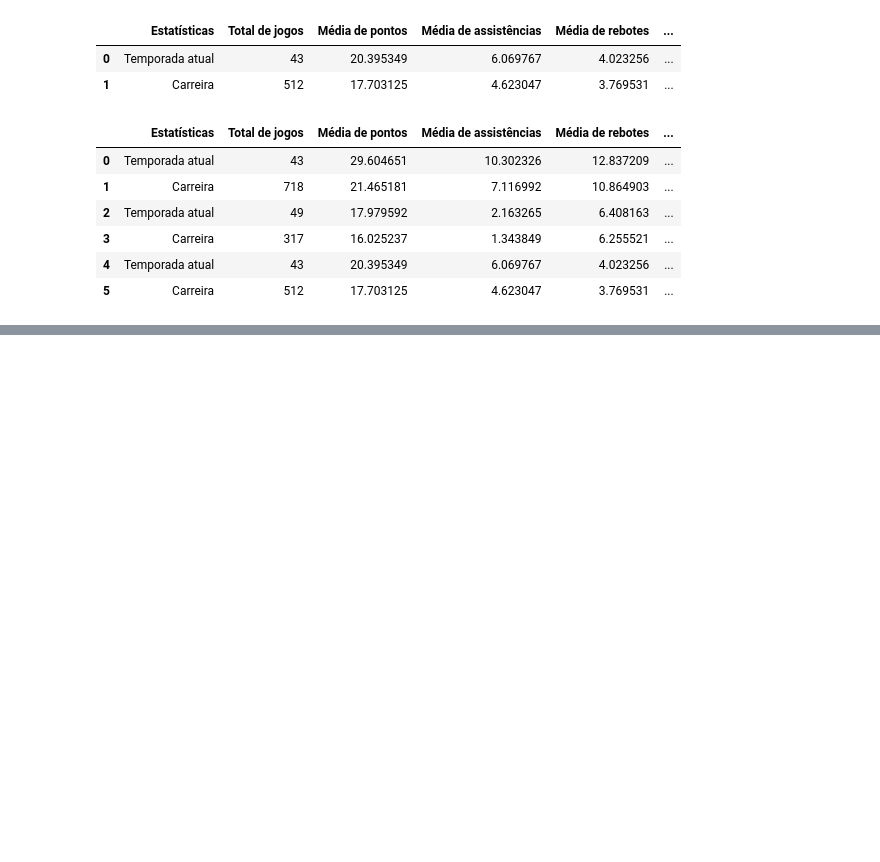
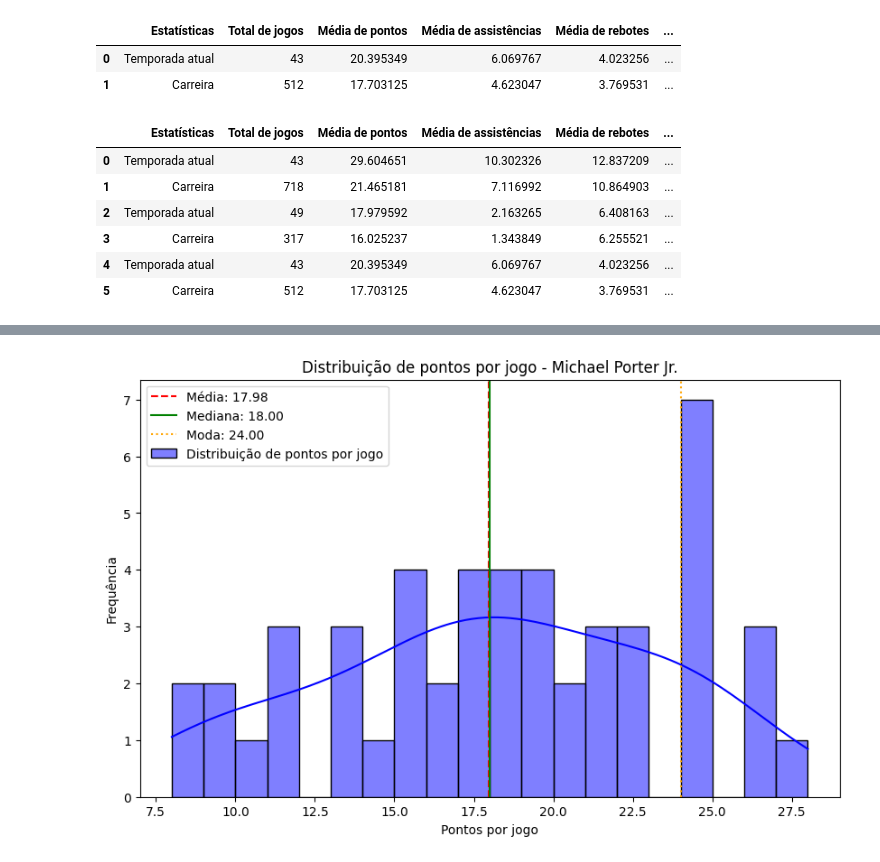
Before and after one commit to luiz-davi-m/ciencia-de-dados-nba, a Jupyter notebook: Parte 2/RF10.ipynb, the cells around one changed output, grey strips where cells are left out. Cells and saved outputs as stored; diff of their text form; code cells hidden in the pictures; blank space fills up the shorter version.

```diff
--- a/Parte 2/RF10.ipynb
+++ b/Parte 2/RF10.ipynb
@@ -99,0 +156,4 @@ salvar_dataset_csv(estatisticas_jogadores, f"{RESULTADOS_PATH}/rf10_comparacao_e
+# %%
+gerar_grafico_distribuicao(pontos_2, JOGADOR_2, 'pontos')
+# %% [output]
+[figure, added]
```
Also changed, not shown: parts of 24 cells of this notebook, 14 other files.
